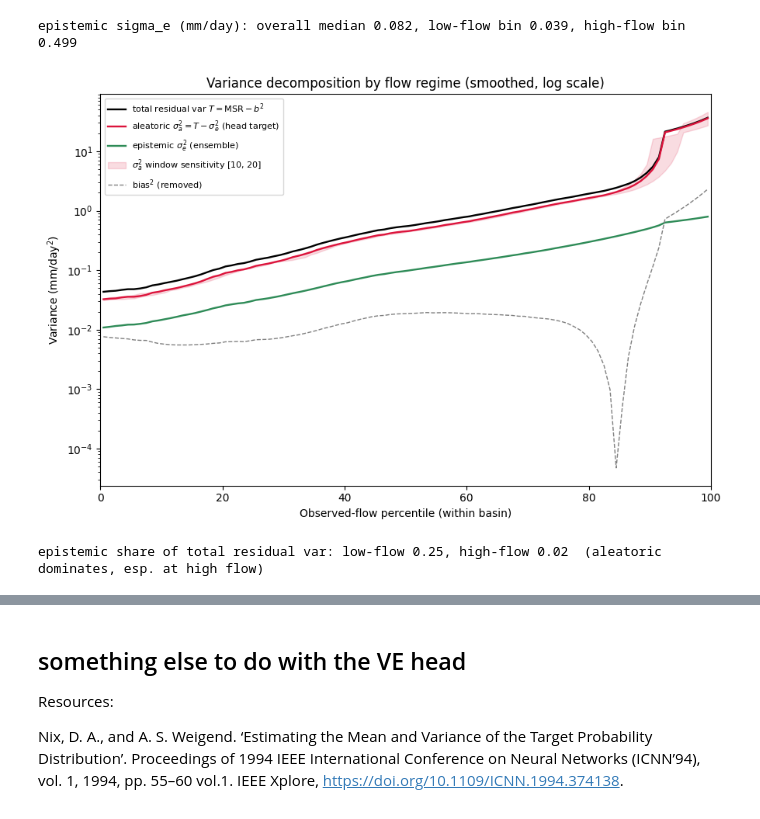
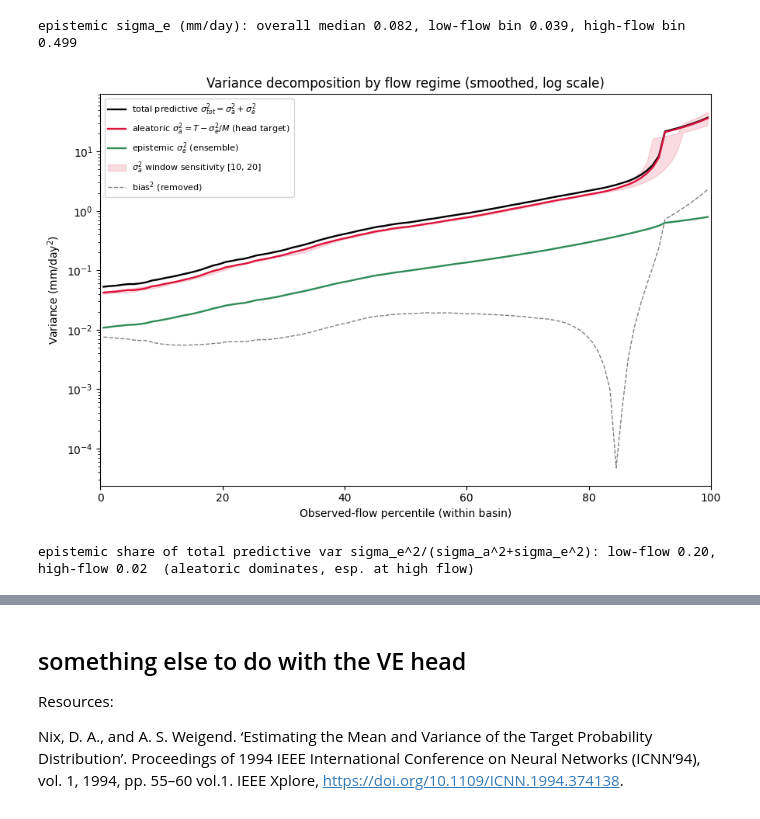
Before and after one commit to TWilson05/EA-LSTM-Streamflow, a Jupyter notebook: notebooks/EXP5_MVE_Analysis.ipynb, the cells around one changed output, grey strips where cells are left out. Cells and saved outputs as stored; diff of their text form; code cells hidden in the pictures.

```diff
--- a/notebooks/EXP5_MVE_Analysis.ipynb
+++ b/notebooks/EXP5_MVE_Analysis.ipynb
@@ -666,47 +673,52 @@ print(f'epistemic sigma_e (mm/day): overall median {np.median(se):.3f}, '
 [figure]
 epistemic sigma_e (mm/day): overall median 0.082, low-flow bin 0.039, high-flow bin 0.499
 # %%
-# Cell 18: Total residual variance vs epistemic -> aleatoric remainder, by flow percentile
-# Per bin: total residual var  T(x) = MSR - b^2 = Var(r|x)  (Part-1 bias cleared, math-cell note 1)
-#          epistemic           E(x) = mean sigma_e^2
-#          aleatoric remainder A(x) = T(x) - E(x)           = the head's target
-# Uses the LTV reading in the section markdown ("total residual var = epistemic + aleatoric
-# remainder"). NOTE: math-cell note 2 instead writes total = sigma_a^2 + sigma_e^2 with
-# sigma_a^2 = MSR - b^2 — that ADDS epistemic and double-counts; reconcile the two. Here A = T - E.
-# Caveat: subtracting the full between-member sigma_e^2 (not the ensemble-MEAN error ~sigma_e^2/M)
-# may over-subtract epistemic, so A is a LOWER bound on the head target; the T-vs-A gap brackets it.
+# Cell 18: Residual variance vs epistemic -> aleatoric remainder, by flow percentile
+# Per bin (corrected 1/M accounting, see math cell notes 1-2):
+#   residual var about the mean   T(x) = MSR - b^2 = Var(r|x) = sigma_a^2 + sigma_e^2/M
+#   epistemic (between-member)    E(x) = mean sigma_e^2
+#   aleatoric (head target)       A(x) = T(x) - E(x)/M     <-- subtract sigma_e^2/M, NOT full sigma_e^2
+#   total predictive (reported)   V(x) = A(x) + E(x)       = T(x) + (M-1)/M * E(x)
+# Why /M: the ensemble MEAN averages out ~(M-1)/M of the between-member spread, so the residual
+# about mu_hat already contains only sigma_e^2/M of epistemic. Subtracting the full sigma_e^2 would
+# over-subtract by (M-1)/M * sigma_e^2. Members are positively correlated so true Var(mu_hat) in
+# [sigma_e^2/M, sigma_e^2]; A=T-E/M is the conservative (largest-aleatoric) edge -> A is an upper
+# bound on the head target, A=T-E the lower edge (the two bracket it).
+M = N_MEMBERS
 FB = 100
 bb = np.clip((pp_flat[v2] * FB).astype(int), 0, FB - 1)
 ctrf = (np.arange(FB) + 0.5) / FB * 100
 msr  = np.array([r2_flat[v2][bb == k].mean()  for k in range(FB)])
 bias = np.array([r_flat[v2][bb == k].mean()   for k in range(FB)])
 epb  = np.array([epi_flat[v2][bb == k].mean() for k in range(FB)])
 
 smooth = lambda a, w: pd.Series(a).rolling(w, center=True, min_periods=1).mean().values
-T = smooth(msr, WINDOW) - smooth(bias, WINDOW) ** 2        # total residual variance (bias cleared)
-E = smooth(epb, WINDOW)                                    # epistemic
-A = np.clip(T - E, 0, None)                                # aleatoric remainder (head target)
+T = smooth(msr, WINDOW) - smooth(bias, WINDOW) ** 2        # residual var about mean = sigma_a^2 + sigma_e^2/M
+E = smooth(epb, WINDOW)                                    # epistemic sigma_e^2
+A = np.clip(T - E / M, 0, None)                            # aleatoric remainder (head target)
+V = A + E                                                  # total predictive variance (full epistemic restored)
 b2 = smooth(bias, WINDOW) ** 2                             # squared bias (removed; shown for ref)
-A_rob = [np.clip((smooth(msr, w) - smooth(bias, w) ** 2) - smooth(epb, w), 0, None)
+A_rob = [np.clip((smooth(msr, w) - smooth(bias, w) ** 2) - smooth(epb, w) / M, 0, None)
          for w in WINDOWS_ROBUST]                          # remainder sensitivity to smoothing
 
 fig, ax = plt.subplots(figsize=(9, 6))
-ax.plot(ctrf, T, color='k', lw=1.7, label='total residual var $T=\\mathrm{MSR}-b^2$')
-ax.plot(ctrf, A, color='crimson', lw=1.7, label='aleatoric $\\sigma_a^2=T-\\sigma_e^2$ (head target)')
+ax.plot(ctrf, V, color='k', lw=1.7, label='total predictive $\\sigma^2_{tot}=\\sigma_a^2+\\sigma_e^2$')
+ax.plot(ctrf, A, color='crimson', lw=1.7, label='aleatoric $\\sigma_a^2=T-\\sigma_e^2/M$ (head target)')
 ax.plot(ctrf, E, color='seagreen', lw=1.7, label='epistemic $\\sigma_e^2$ (ensemble)')
 ax.fill_between(ctrf, np.min(A_rob, 0), np.max(A_rob, 0), color='crimson', alpha=0.15,
                 label=f'$\\sigma_a^2$ window sensitivity {WINDOWS_ROBUST}')
 ax.plot(ctrf, b2, color='grey', lw=1.0, ls='--', label='bias$^2$ (removed)')
 ax.set(xlabel='Observed-flow percentile (within basin)', ylabel='Variance (mm/day$^2$)',
        yscale='log', xlim=(0, 100),
        title='Variance decomposition by flow regime (smoothed, log scale)')
 ax.legend(fontsize=8, loc='upper left')
 plt.tight_layout()
 plt.show()
-print(f'epistemic share of total residual var: low-flow {E[0] / T[0]:.2f}, '
-      f'high-flow {E[-1] / T[-1]:.2f}  (aleatoric dominates, esp. at high flow)')
+print(f'epistemic share of total predictive var sigma_e^2/(sigma_a^2+sigma_e^2): '
+      f'low-flow {E[0] / V[0]:.2f}, high-flow {E[-1] / V[-1]:.2f}  '
+      f'(aleatoric dominates, esp. at high flow)')
 # %% [output]
-[figure, old version]
+[figure, new version]
-epistemic share of total residual var: low-flow 0.25, high-flow 0.02  (aleatoric dominates, esp. at high flow)
+epistemic share of total predictive var sigma_e^2/(sigma_a^2+sigma_e^2): low-flow 0.20, high-flow 0.02  (aleatoric dominates, esp. at high flow)
 # %%
 # Cell 19: Variance partition by flow percentile — aleatoric vs epistemic shares, bootstrap CIs
```
Also changed, not shown: parts of 4 cells of this notebook.
